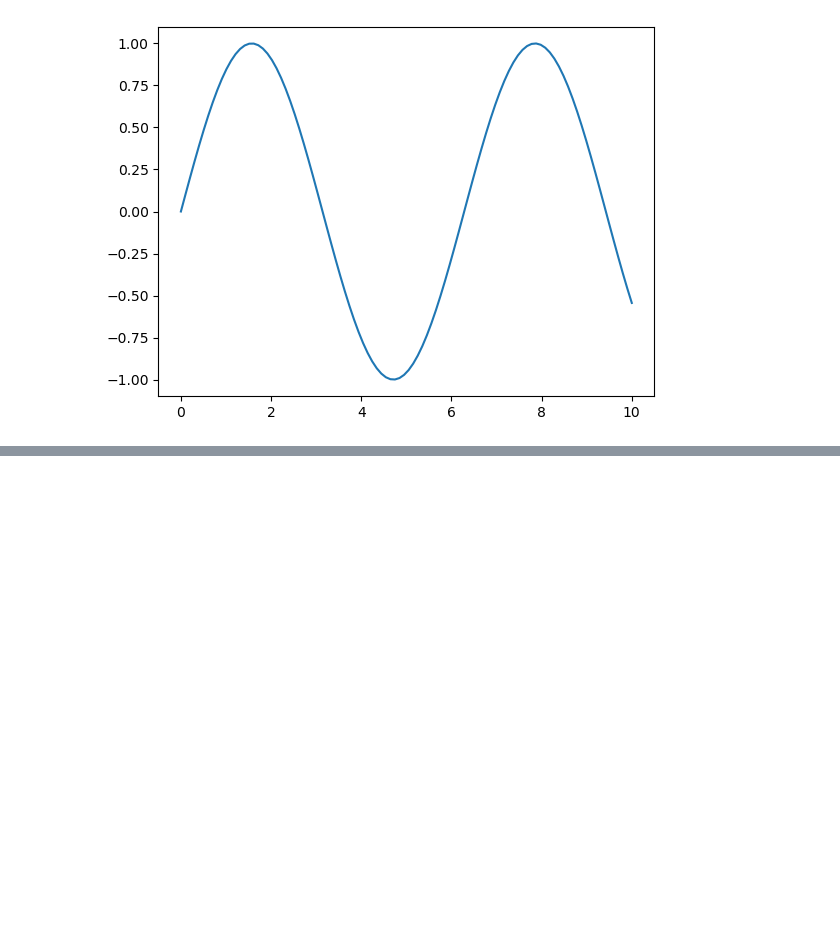
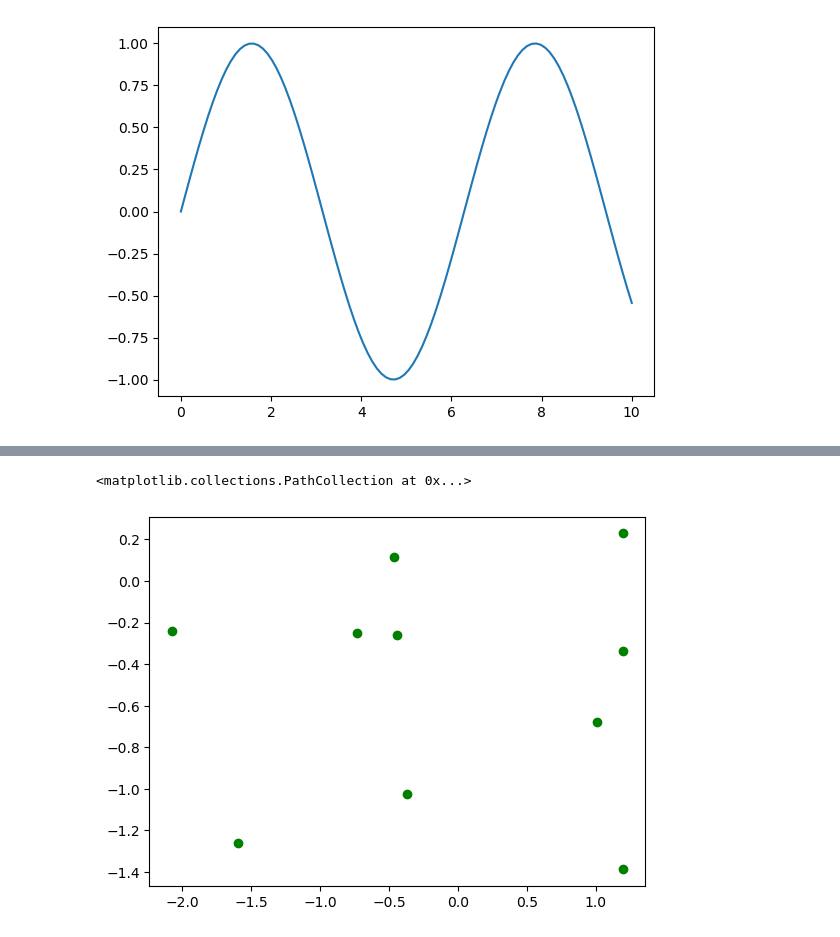
Before and after one commit to Shivauppe/FY2026_January, a Jupyter notebook: DataVisualization.ipynb, the cells around one changed output, grey strips where cells are left out. Saved outputs shown, nothing was run; the diff lists cells and outputs as text; code cells hidden in the pictures; blank space fills up the shorter version.

```diff
--- a/DataVisualization.ipynb
+++ b/DataVisualization.ipynb
@@ -140,0 +153,9 @@ plt.show()
+# %%
+#scatter plot --> if we want to understand the relationship b/w two feature then we have to visualize using scatter plot
+x2 = np.random.randn(10)
+y2 = np.random.randn(10)
+
+plt.scatter(x2,y2,c = 'g')
+# %% [output]
+<matplotlib.collections.PathCollection at 0x...>
+[figure, added]
```
Also changed, not shown: parts of 9 cells of this notebook.
